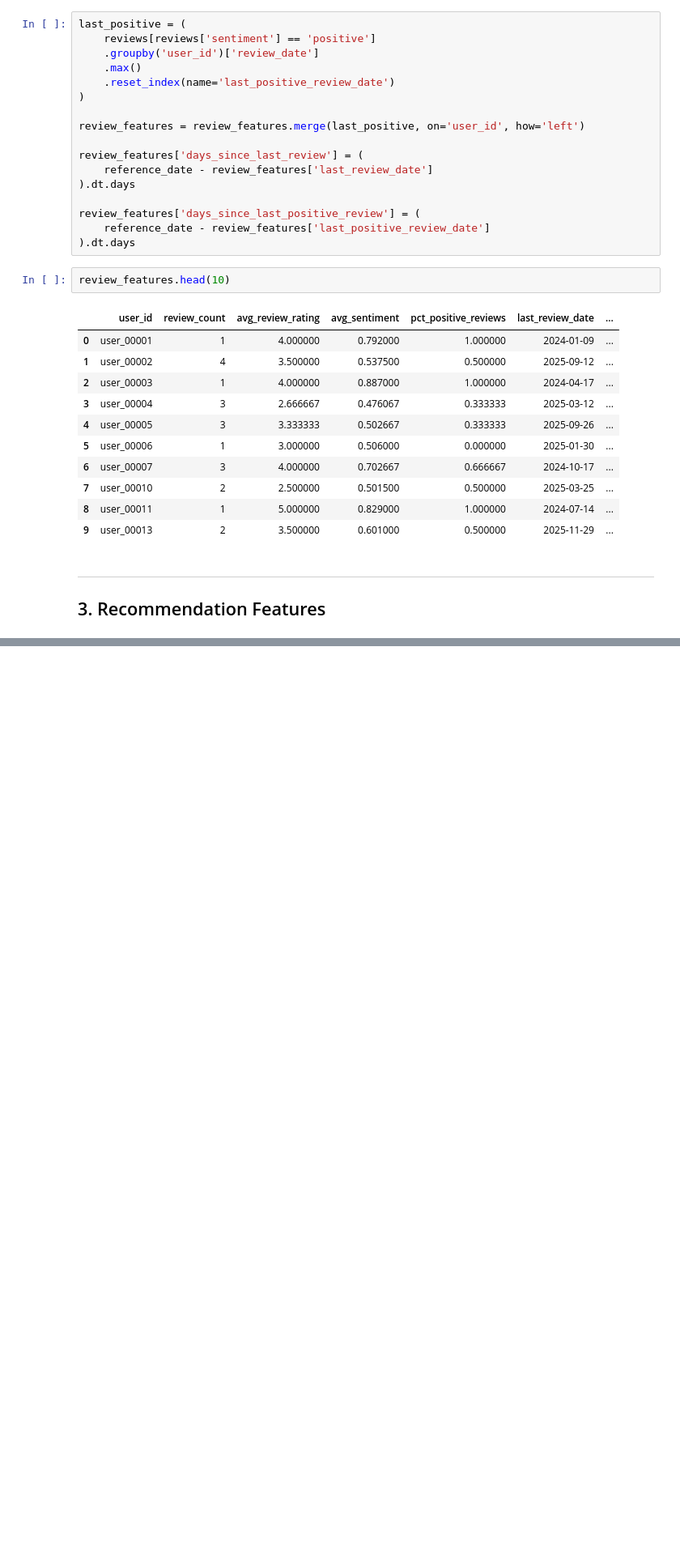
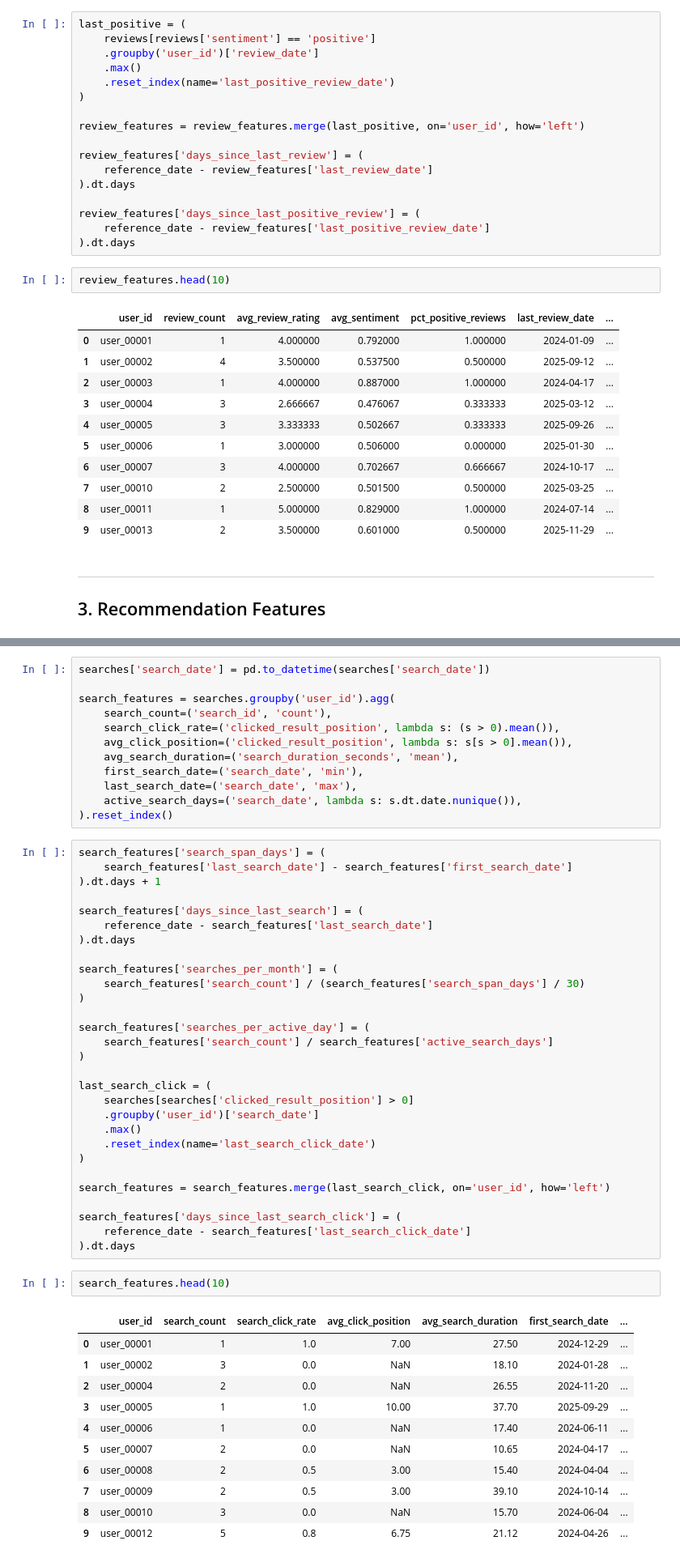
Before and after one commit to abdonkath/telco-churn-predictor, a Jupyter notebook: data_merge.ipynb, the cells around one changed output, grey strips where cells are left out. Shown at 81% size. Saved outputs shown, nothing was run; the diff lists cells and outputs as text; blank space fills up the shorter version.

```diff
--- a/data_merge.ipynb
+++ b/data_merge.ipynb
@@ -121,0 +165,55 @@ review_features.head(10)
+# %%
+searches['search_date'] = pd.to_datetime(searches['search_date'])
+
+search_features = searches.groupby('user_id').agg(
+    search_count=('search_id', 'count'),
+    search_click_rate=('clicked_result_position', lambda s: (s > 0).mean()),
+    avg_click_position=('clicked_result_position', lambda s: s[s > 0].mean()),
+    avg_search_duration=('search_duration_seconds', 'mean'),
+    first_search_date=('search_date', 'min'),
+    last_search_date=('search_date', 'max'),
+    active_search_days=('search_date', lambda s: s.dt.date.nunique()),
+).reset_index()
+# %%
+search_features['search_span_days'] = (
+    search_features['last_search_date'] - search_features['first_search_date']
+).dt.days + 1
+
+search_features['days_since_last_search'] = (
+    reference_date - search_features['last_search_date']
+).dt.days
+
+search_features['searches_per_month'] = (
+    search_features['search_count'] / (search_features['search_span_days'] / 30)
+)
+
+search_features['searches_per_active_day'] = (
+    search_features['search_count'] / search_features['active_search_days']
+)
+
+last_search_click = (
+    searches[searches['clicked_result_position'] > 0]
+    .groupby('user_id')['search_date']
+    .max()
+    .reset_index(name='last_search_click_date')
+)
+
+search_features = search_features.merge(last_search_click, on='user_id', how='left')
+
+search_features['days_since_last_search_click'] = (
+    reference_date - search_features['last_search_click_date']
+).dt.days
+# %%
+search_features.head(10)
+# %% [output]
+|  | user_id | search_count | search_click_rate | avg_click_position | avg_search_duration | first_search_date | ... |
+| 0 | user_00001 | 1 | 1.0 | 7.00 | 27.50 | 2024-12-29 | ... |
+| 1 | user_00002 | 3 | 0.0 | NaN | 18.10 | 2024-01-28 | ... |
+| 2 | user_00004 | 2 | 0.0 | NaN | 26.55 | 2024-11-20 | ... |
+| 3 | user_00005 | 1 | 1.0 | 10.00 | 37.70 | 2025-09-29 | ... |
+| 4 | user_00006 | 1 | 0.0 | NaN | 17.40 | 2024-06-11 | ... |
+| 5 | user_00007 | 2 | 0.0 | NaN | 10.65 | 2024-04-17 | ... |
+| 6 | user_00008 | 2 | 0.5 | 3.00 | 15.40 | 2024-04-04 | ... |
+| 7 | user_00009 | 2 | 0.5 | 3.00 | 39.10 | 2024-10-14 | ... |
+| 8 | user_00010 | 3 | 0.0 | NaN | 15.70 | 2024-06-04 | ... |
+| 9 | user_00012 | 5 | 0.8 | 6.75 | 21.12 | 2024-04-26 | ... |
```
Also changed, not shown: parts of 4 cells of this notebook.
